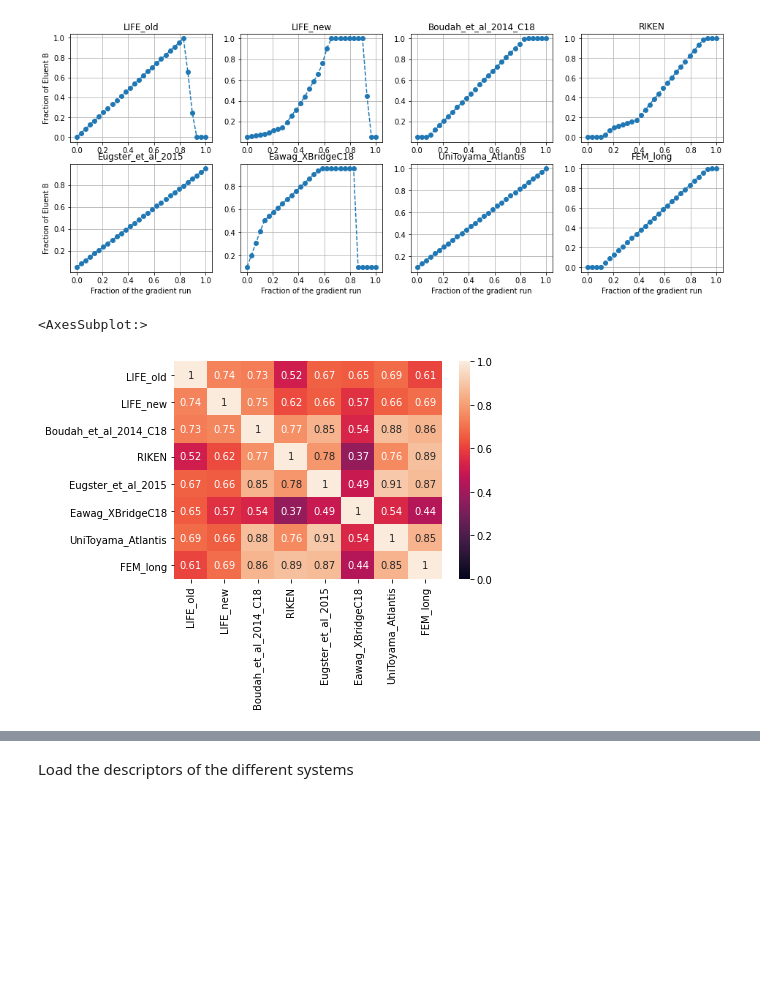
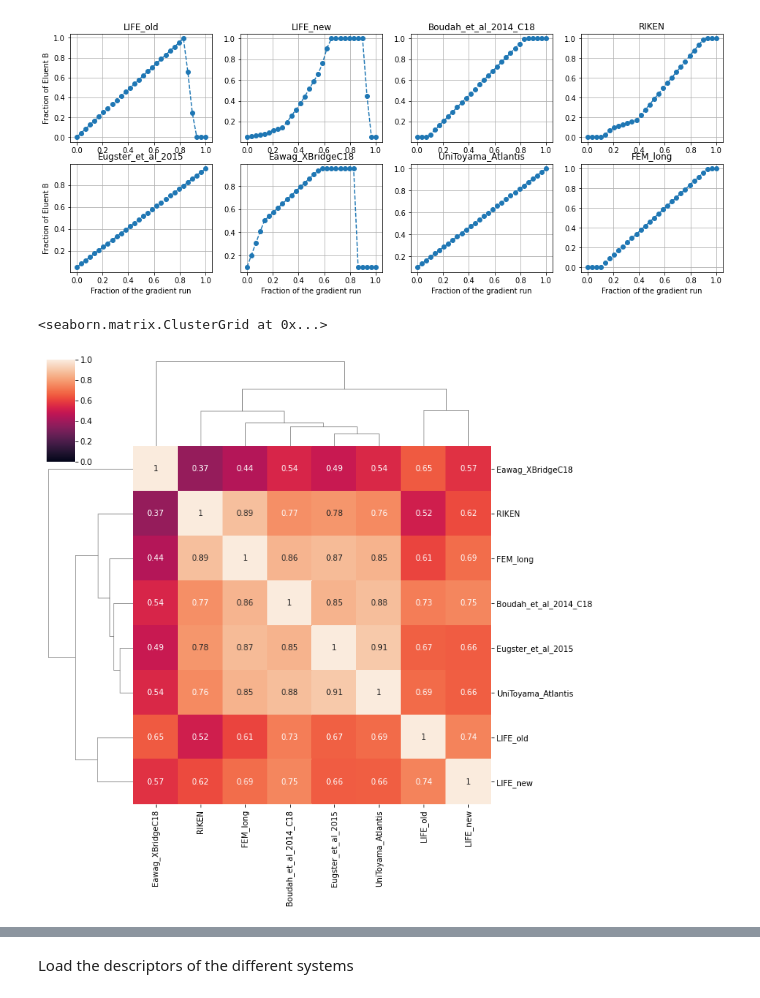
Before and after one commit to bachi55/rosvm, a Jupyter notebook: rosvm/ranksvm/tutorial/use_chromatographic_system_descriptors.ipynb, the cells around one changed output, grey strips where cells are left out. Cells and saved outputs as stored; diff of their text form; code cells hidden in the pictures; blank space fills up the shorter version.

Commit message:
add more stuff regarding the column features

```diff
--- a/rosvm/ranksvm/tutorial/use_chromatographic_system_descriptors.ipynb
+++ b/rosvm/ranksvm/tutorial/use_chromatographic_system_descriptors.ipynb
@@ -236,8 +296,8 @@ plt.show()
 [figure]
 # %%
 K_gradients = generalized_tanimoto_kernel(np.array(list(grads_as_funcs.values())))
-sns.heatmap(pd.DataFrame(K_gradients, index=list(grads_as_funcs.keys()), columns=list(grads_as_funcs.keys())),
-            annot=True, vmax=1, vmin=0)
+sns.clustermap(pd.DataFrame(K_gradients, index=list(grads_as_funcs.keys()), columns=list(grads_as_funcs.keys())),
+               annot=True, vmax=1, vmin=0)
 # %% [output]
-<AxesSubplot:>
+<seaborn.matrix.ClusterGrid at 0x...>
-[figure, old version]
+[figure, new version]
```
Also changed, not shown: parts of 6 cells of this notebook.
